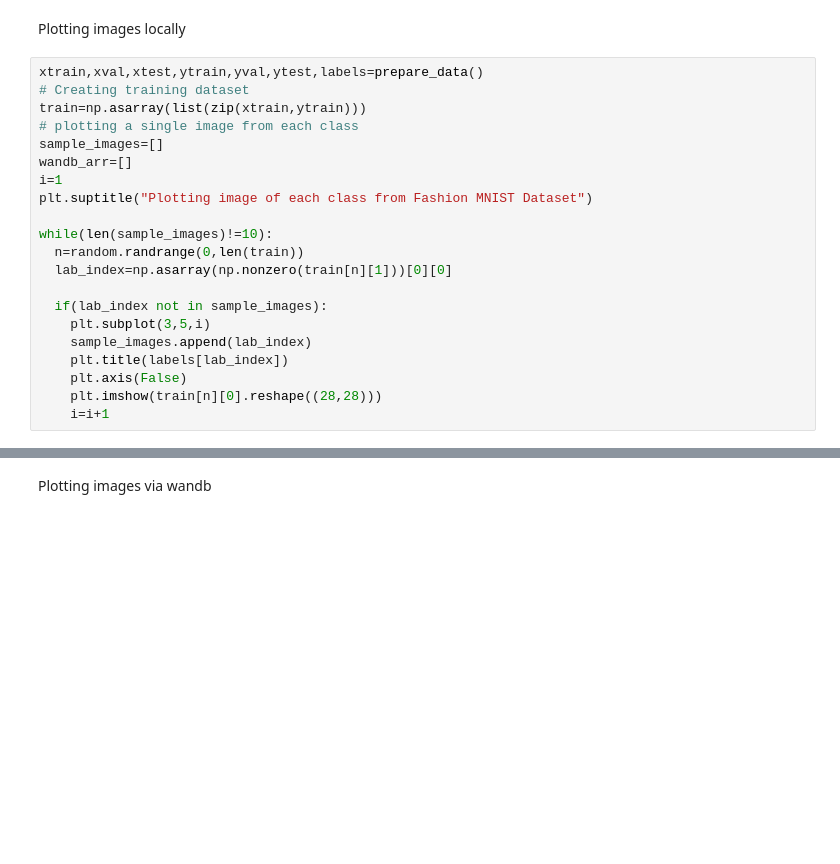
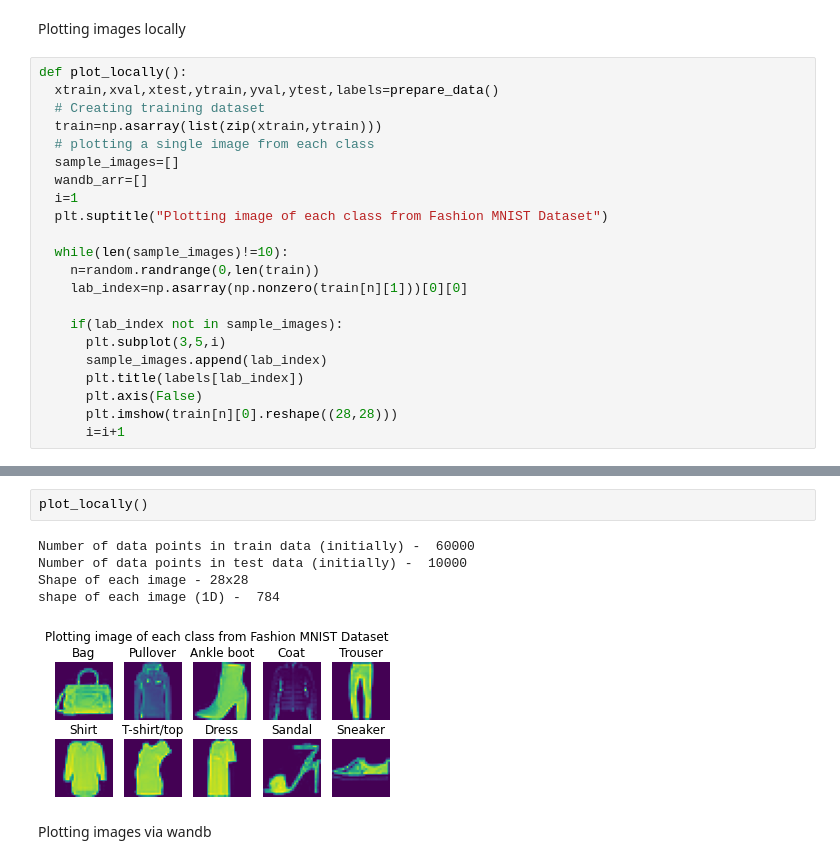
Before and after one commit to safikhanSoofiyani/Back-Propagation-from-scratch, a Jupyter notebook: CS6910_Assignment1.ipynb, the cells around one changed output, grey strips where cells are left out. Saved outputs shown, nothing was run; the diff lists cells and outputs as text; blank space fills up the shorter version.

Commit message:
wandb_image_plot debug

```diff
--- a/CS6910_Assignment1.ipynb
+++ b/CS6910_Assignment1.ipynb
@@ -102,23 +102,24 @@ def prepare_data():
 # %% [markdown]
 Plotting images locally
 # %%
-xtrain,xval,xtest,ytrain,yval,ytest,labels=prepare_data()
-# Creating training dataset
-train=np.asarray(list(zip(xtrain,ytrain)))
-# plotting a single image from each class
-sample_images=[]
-wandb_arr=[]
-i=1
-plt.suptitle("Plotting image of each class from Fashion MNIST Dataset")
+def plot_locally():
+  xtrain,xval,xtest,ytrain,yval,ytest,labels=prepare_data()
+  # Creating training dataset
+  train=np.asarray(list(zip(xtrain,ytrain)))
+  # plotting a single image from each class
+  sample_images=[]
+  wandb_arr=[]
+  i=1
+  plt.suptitle("Plotting image of each class from Fashion MNIST Dataset")
 
-while(len(sample_images)!=10):
-  n=random.randrange(0,len(train))
-  lab_index=np.asarray(np.nonzero(train[n][1]))[0][0]
+  while(len(sample_images)!=10):
+    n=random.randrange(0,len(train))
+    lab_index=np.asarray(np.nonzero(train[n][1]))[0][0]
 
-  if(lab_index not in sample_images):
-    plt.subplot(3,5,i)
-    sample_images.append(lab_index)
-    plt.title(labels[lab_index])
-    plt.axis(False)
-    plt.imshow(train[n][0].reshape((28,28)))
-    i=i+1
+    if(lab_index not in sample_images):
+      plt.subplot(3,5,i)
+      sample_images.append(lab_index)
+      plt.title(labels[lab_index])
+      plt.axis(False)
+      plt.imshow(train[n][0].reshape((28,28)))
+      i=i+1
@@ -142,3 +126,11 @@ shape of each image (1D) -  784
+# %%
+plot_locally()
+# %% [output]
+Number of data points in train data (initially) -  60000
+Number of data points in test data (initially) -  10000
+Shape of each image - 28x28
+shape of each image (1D) -  784
+[figure, added]
 # %% [markdown]
 Plotting images via wandb
 # %%
```
Also changed, not shown: parts of 2 cells of this notebook.
